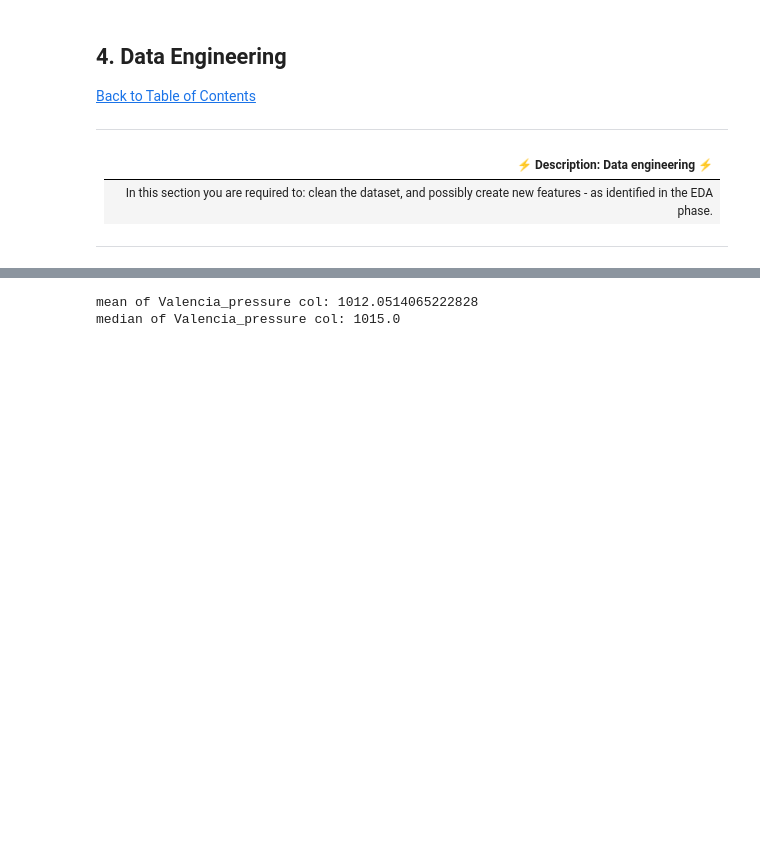
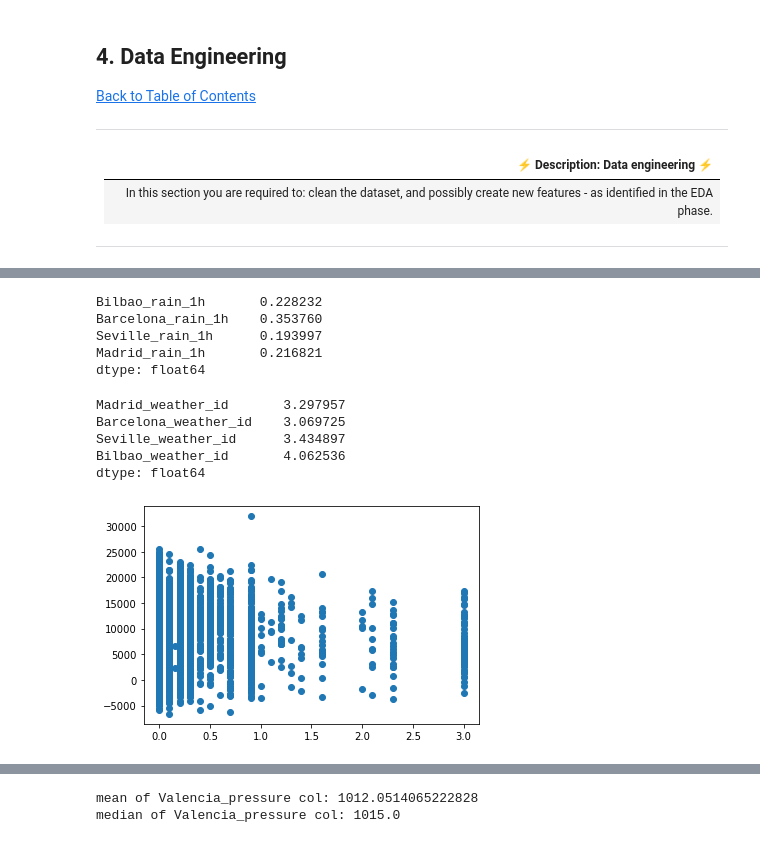
Before and after one commit to henre7860/Advanced-Regression-Predict, a Jupyter notebook: Predict_notebook_HJvdB.ipynb, the cells around one changed output, grey strips where cells are left out. Drawn from its saved outputs; the diff is of its cells as text; code cells hidden in the pictures; blank space fills up the shorter version.

```diff
--- a/Predict_notebook_HJvdB.ipynb
+++ b/Predict_notebook_HJvdB.ipynb
@@ -331,0 +334,16 @@ memory usage: 3.2+ MB
+# %%
+# Percentage unique values in all rain_1h columns
+# As we can see the unique percentage is less than 1%.
+# Thus only less than 1% of the values is unique.
+
+# Drop these columns and test models to see if there is a difference.
+
+# Model performance did increase slightly
+
+(train_df[rain_1h_columns].nunique()/ 8763) *100
+# %% [output]
+Bilbao_rain_1h       0.228232
+Barcelona_rain_1h    0.353760
+Seville_rain_1h      0.193997
+Madrid_rain_1h       0.216821
+dtype: float64
@@ -332,3 +352,24 @@ memory usage: 3.2+ MB
+# %%
+# Percentage unique values in all weather_id columns
+# As we can see the unique percentage is 4% or less.
+# Thus only 4% or less of the values is unique.
+
+# Drop these columns and test models to see if there is a difference.
+
+# Model performance did decrease slightly, Thus weather_id_columns will not be dropped.
+
+(train_df[weather_id_columns].nunique()/ 8763) *100
+# %% [output]
+Madrid_weather_id       3.297957
+Barcelona_weather_id    3.069725
+Seville_weather_id      3.434897
+Bilbao_weather_id       4.062536
+dtype: float64
+# %%
+plt.scatter(train_df['Bilbao_rain_1h'], train_df['load_shortfall_3h'])
+plt.show()
+# %% [output]
+[figure, added]
 # %%
 # check for null values
 
```
Also changed, not shown: parts of 80 cells of this notebook.
